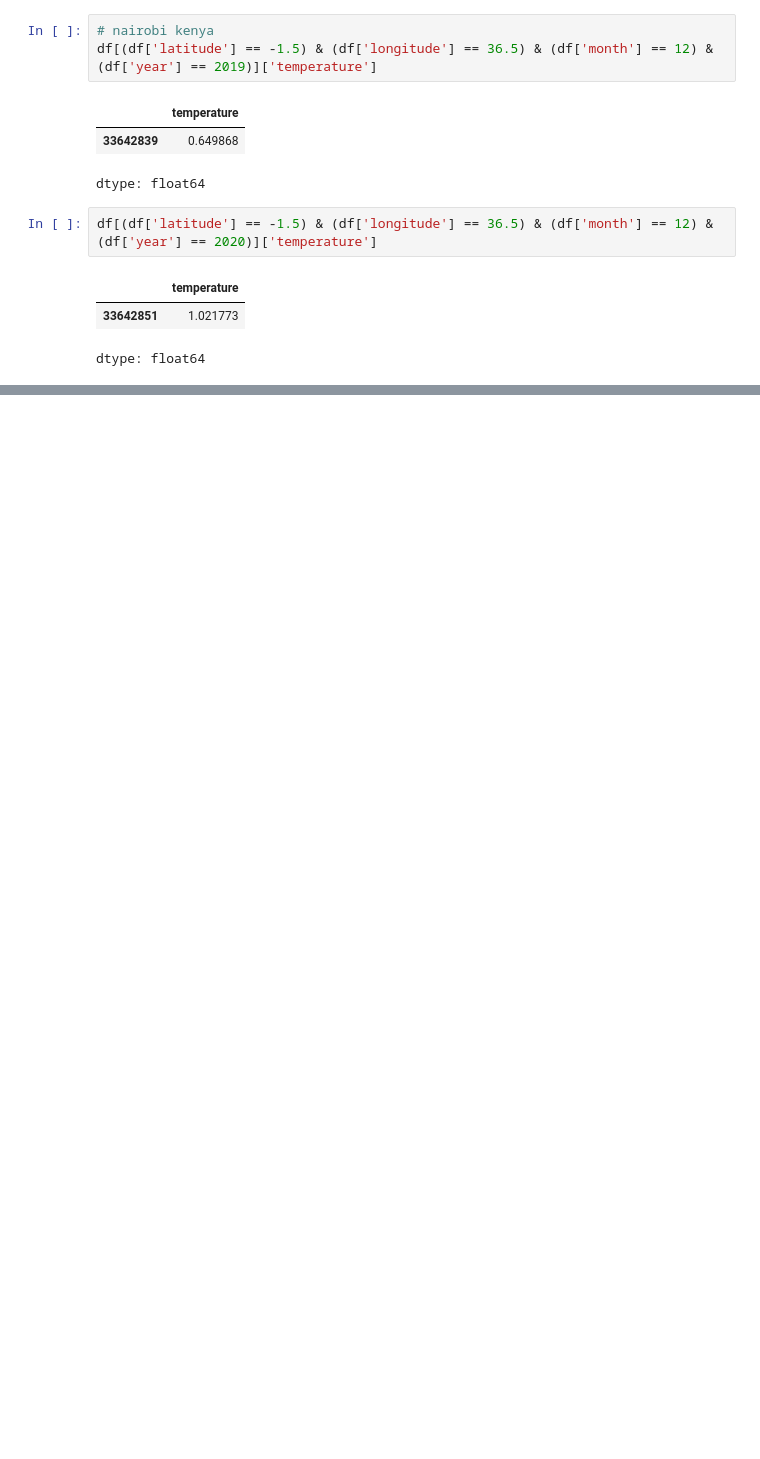
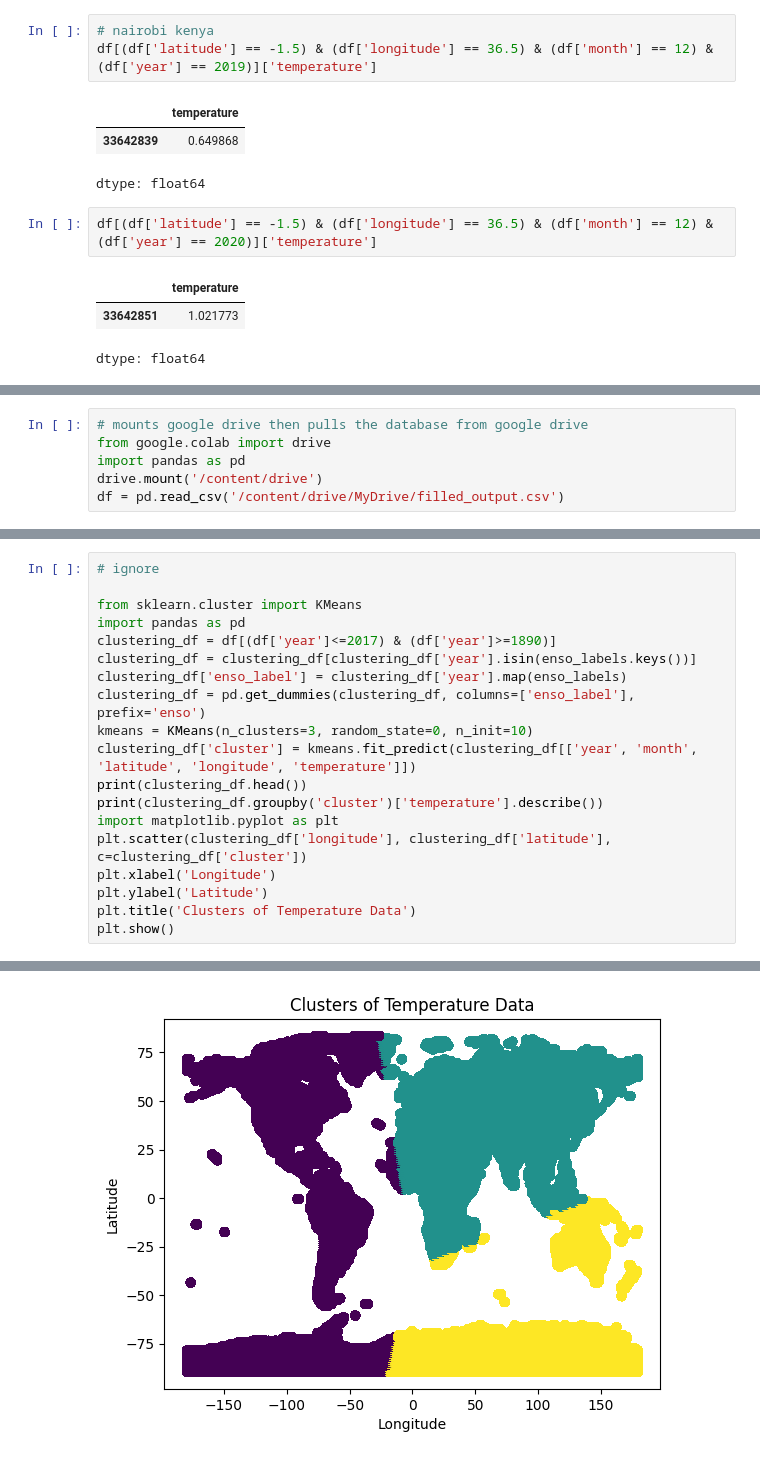
Before and after one commit to Ekeggg/colab, a Jupyter notebook: Untitled1.ipynb, the cells around one changed output, grey strips where cells are left out. Saved outputs shown, nothing was run; the diff lists cells and outputs as text; blank space fills up the shorter version.

```diff
--- a/Untitled1.ipynb
+++ b/Untitled1.ipynb
@@ -301,0 +371,6 @@ dtype: float64
+# %%
+# mounts google drive then pulls the database from google drive
+from google.colab import drive
+import pandas as pd
+drive.mount('/content/drive')
+df = pd.read_csv('/content/drive/MyDrive/filled_output.csv')
@@ -301,0 +515,20 @@ dtype: float64
+# %%
+# ignore
+
+from sklearn.cluster import KMeans
+import pandas as pd
+clustering_df = df[(df['year']<=2017) & (df['year']>=1890)]
+clustering_df = clustering_df[clustering_df['year'].isin(enso_labels.keys())]
+clustering_df['enso_label'] = clustering_df['year'].map(enso_labels)
+clustering_df = pd.get_dummies(clustering_df, columns=['enso_label'], prefix='enso')
+kmeans = KMeans(n_clusters=3, random_state=0, n_init=10)
+clustering_df['cluster'] = kmeans.fit_predict(clustering_df[['year', 'month', 'latitude', 'longitude', 'temperature']])
+print(clustering_df.head())
+print(clustering_df.groupby('cluster')['temperature'].describe())
+import matplotlib.pyplot as plt
+plt.scatter(clustering_df['longitude'], clustering_df['latitude'], c=clustering_df['cluster'])
+plt.xlabel('Longitude')
+plt.ylabel('Latitude')
+plt.title('Clusters of Temperature Data')
+plt.show()
+# %% [output]
@@ -301,0 +552 @@ dtype: float64
+[figure, added]
```
Also changed, not shown: parts of 21 cells of this notebook.
